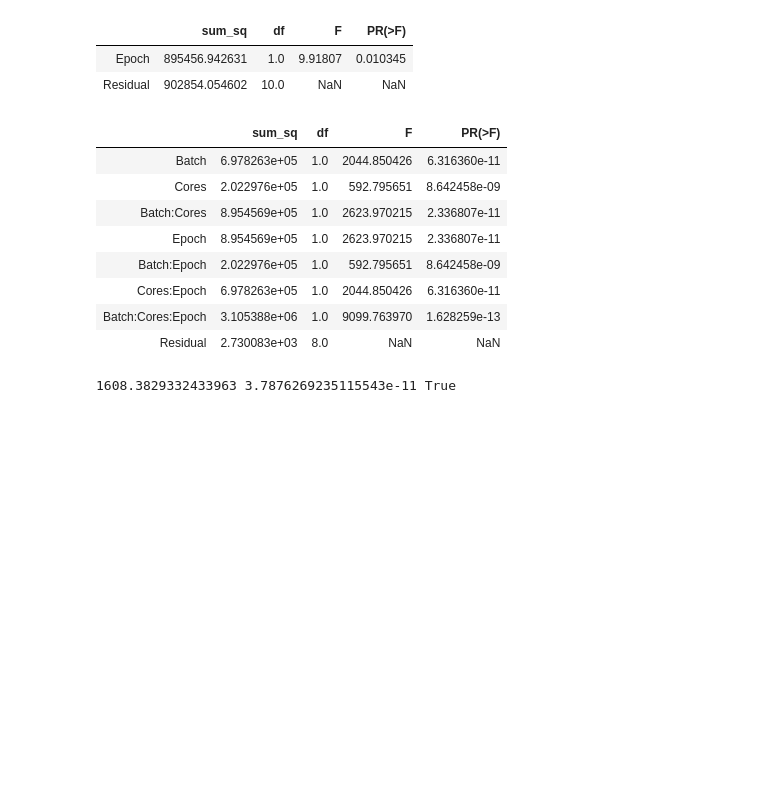
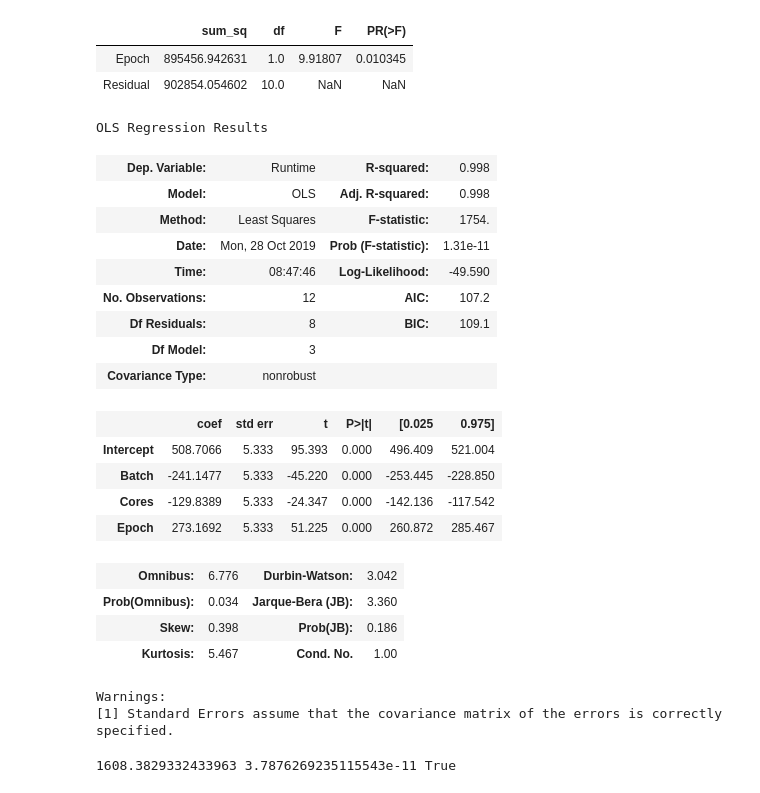
Before and after one commit to vvandertas/CS425-QPE, a Jupyter notebook: Experiments.ipynb, the cells around one changed output. Saved outputs shown, nothing was run; the diff lists cells and outputs as text; code cells hidden in the pictures; blank space fills up the shorter version.

Commit message:
Adding updates relating to ANOVA using all factors.

```diff
--- a/Experiments.ipynb
+++ b/Experiments.ipynb
@@ -325,22 +332,34 @@ aov_table
 | Epoch | 895456.942631 | 1.0 | 9.91807 | 0.010345 |
 | Residual | 902854.054602 | 10.0 | NaN | NaN |
 # %%
-# ANOVA for interaction
-interaction_model = ols('Runtime ~  Batch*Cores*Epoch', data=df).fit()
-interaction_model.summary()
+# ANOVA for all factors
+all_factor_model = ols('Runtime ~  Batch+Cores+Epoch', data=df).fit()
+all_factor_model.summary()
 
-aov_table = sm.stats.anova_lm(interaction_model, typ=2)
-aov_table
+# aov_table = sm.stats.anova_lm(interaction_model, typ=2)
+# aov_table
 # %% [output]
+OLS Regression Results
-|  | sum_sq | df | F | PR(>F) |
-| Batch | 6.978263e+05 | 1.0 | 2044.850426 | 6.316360e-11 |
-| Cores | 2.022976e+05 | 1.0 | 592.795651 | 8.642458e-09 |
-| Batch:Cores | 8.954569e+05 | 1.0 | 2623.970215 | 2.336807e-11 |
-| Epoch | 8.954569e+05 | 1.0 | 2623.970215 | 2.336807e-11 |
-| Batch:Epoch | 2.022976e+05 | 1.0 | 592.795651 | 8.642458e-09 |
-| Cores:Epoch | 6.978263e+05 | 1.0 | 2044.850426 | 6.316360e-11 |
-| Batch:Cores:Epoch | 3.105388e+06 | 1.0 | 9099.763970 | 1.628259e-13 |
-| Residual | 2.730083e+03 | 8.0 | NaN | NaN |
+| Dep. Variable: | Runtime | R-squared: | 0.998 |
+| Model: | OLS | Adj. R-squared: | 0.998 |
+| Method: | Least Squares | F-statistic: | 1754. |
+| Date: | Mon, 28 Oct 2019 | Prob (F-statistic): | 1.31e-11 |
+| Time: | 08:47:46 | Log-Likelihood: | -49.590 |
+| No. Observations: | 12 | AIC: | 107.2 |
+| Df Residuals: | 8 | BIC: | 109.1 |
+| Df Model: | 3 |  |  |
+| Covariance Type: | nonrobust |  |  |
+|  | coef | std err | t | P>|t| | [0.025 | 0.975] |
+| Intercept | 508.7066 | 5.333 | 95.393 | 0.000 | 496.409 | 521.004 |
+| Batch | -241.1477 | 5.333 | -45.220 | 0.000 | -253.445 | -228.850 |
+| Cores | -129.8389 | 5.333 | -24.347 | 0.000 | -142.136 | -117.542 |
+| Epoch | 273.1692 | 5.333 | 51.225 | 0.000 | 260.872 | 285.467 |
+| Omnibus: | 6.776 | Durbin-Watson: | 3.042 |
+| Prob(Omnibus): | 0.034 | Jarque-Bera (JB): | 3.360 |
+| Skew: | 0.398 | Prob(JB): | 0.186 |
+| Kurtosis: | 5.467 | Cond. No. | 1.00 |
+Warnings:
+[1] Standard Errors assume that the covariance matrix of the errors is correctly specified.
 # %%
 overall_model = ols('Runtime ~ Batch*Cores*Epoch', data=df).fit()
 baseline_model = ols('runtime ~batch*cores*epoch', data=baseline_times).fit()
```
Also changed, not shown: parts of 4 cells of this notebook.
